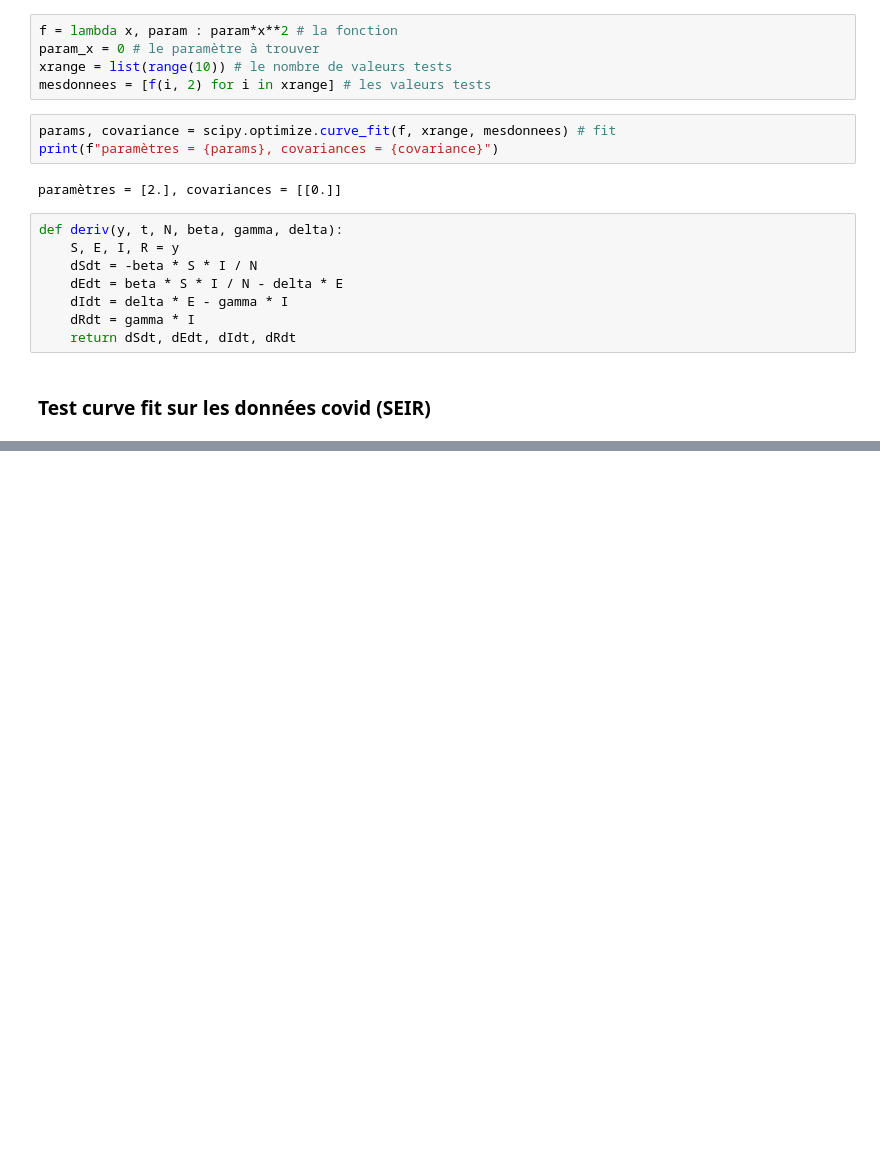
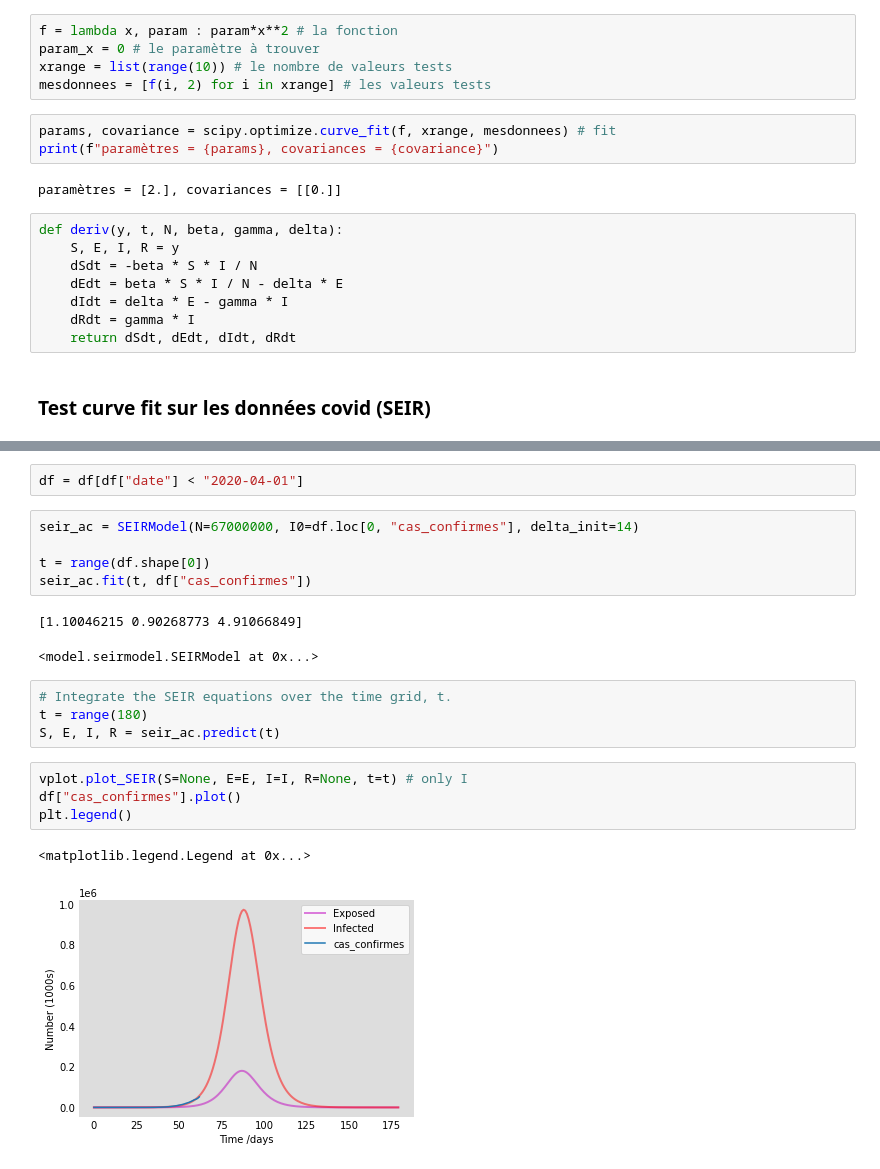
Before and after one commit to Pythalex/projet_science_des_donnees_ISD, a Jupyter notebook: SEIR_In_Progress_18_06.ipynb, the cells around one changed output, grey strips where cells are left out. Drawn from its saved outputs; the diff is of its cells as text; blank space fills up the shorter version.

```diff
--- a/SEIR_In_Progress_18_06.ipynb
+++ b/SEIR_In_Progress_18_06.ipynb
@@ -94,0 +71,21 @@ plt.show()
+# %%
+df = df[df["date"] < "2020-04-01"]
+# %%
+seir_ac = SEIRModel(N=67000000, I0=df.loc[0, "cas_confirmes"], delta_init=14)
+
+t = range(df.shape[0])
+seir_ac.fit(t, df["cas_confirmes"])
+# %% [output]
+[1.10046215 0.90268773 4.91066849]
+<model.seirmodel.SEIRModel at 0x...>
+# %%
+# Integrate the SEIR equations over the time grid, t.
+t = range(180)
+S, E, I, R = seir_ac.predict(t)
+# %%
+vplot.plot_SEIR(S=None, E=E, I=I, R=None, t=t) # only I
+df["cas_confirmes"].plot()
+plt.legend()
+# %% [output]
+<matplotlib.legend.Legend at 0x...>
+[figure, added]
```
Also changed, not shown: parts of 10 cells of this notebook, 2 other files.
